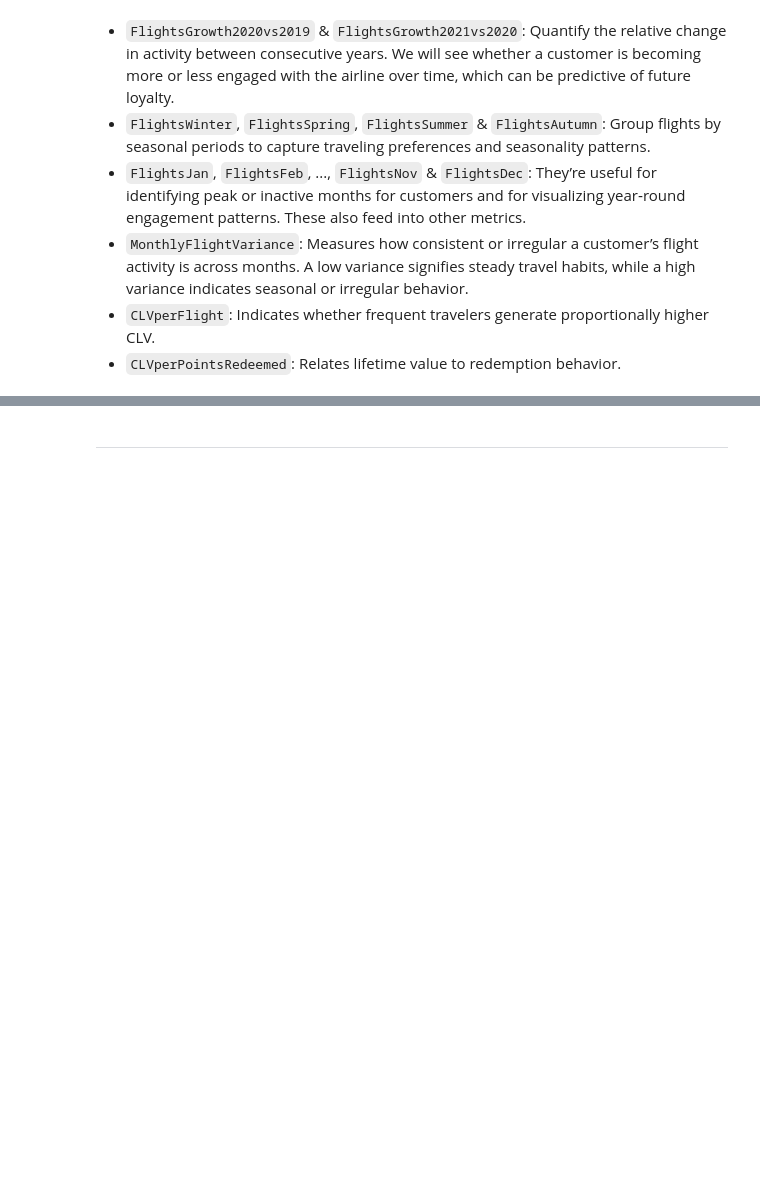
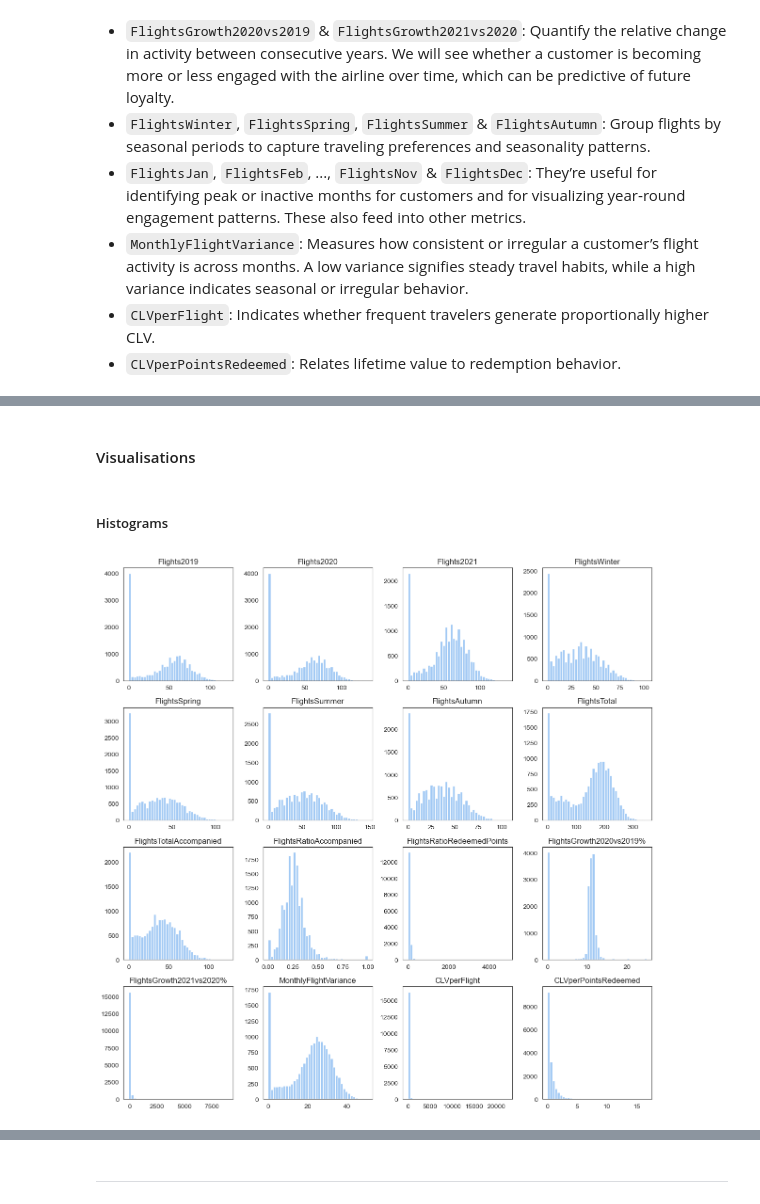
Before and after one commit to lCarvas/data-mining, a Jupyter notebook: src/Group94_EDA_Code.ipynb, the cells around one changed output, grey strips where cells are left out. Saved outputs shown, nothing was run; the diff lists cells and outputs as text; code cells hidden in the pictures; blank space fills up the shorter version.

```diff
--- a/src/Group94_EDA_Code.ipynb
+++ b/src/Group94_EDA_Code.ipynb
@@ -1129,6 +1131,9 @@ To merge the two datasets, we will engineer the following variables into the Cus
 - `CLVperPointsRedeemed`: Relates lifetime value to redemption behavior.
 # %%
 pd.set_option('display.max_columns', None)
+
+new_customer_variables = []
+month_variables = []
 
 customerDB_copy['FlightsTotal'] = flightDB_copy.groupby('Loyalty#')['NumFlights'].sum().round().astype(int)
 customerDB_copy['FlightsTotalAccompanied'] = flightDB_copy.groupby('Loyalty#')['NumFlightsWithCompanions'].sum().round().astype(int)
@@ -1137,20 +1142,35 @@ customerDB_copy['FlightsRatioRedeemedPoints'] = (flightDB_copy.groupby('Loyalty#
 
 for year in [2019, 2020, 2021]:
     customerDB_copy[f'Flights{year}'] = flightDB_copy[flightDB_copy['Year'] == year].groupby('Loyalty#')['NumFlights'].sum().round().astype(int)
+    if f'Flights{year}' not in customer_numerical_variables: customer_numerical_variables.append(f'Flights{year}')
+    if f'Flights{year}' not in new_customer_variables: new_customer_variables.append(f'Flights{year}')
 
-customerDB_copy['FlightsGrowth2020vs2019'] = ((customerDB_copy['Flights2020'] - customerDB_copy['Flights2019']) / customerDB_copy['Flights2019']).round(2)
-customerDB_copy['FlightsGrowth2021vs2020'] = ((customerDB_copy['Flights2021'] - customerDB_copy['Flights2020']) / customerDB_copy['Flights2020']).round(2)
+customerDB_copy['FlightsGrowth2020vs2019%'] = (((customerDB_copy['Flights2020'] - customerDB_copy['Flights2019']) / customerDB_copy['Flights2019'].replace(0, np.nan))*100).fillna(0).round(2)
+customerDB_copy['FlightsGrowth2021vs2020%'] = (((customerDB_copy['Flights2021'] - customerDB_copy['Flights2020']) / customerDB_copy['Flights2020'].replace(0, np.nan))*100).fillna(0).round(2)
+
 
 for season, months in zip(['Winter', 'Spring', 'Summer', 'Autumn'], [[12, 1, 2], [3, 4, 5], [6, 7, 8], [9, 10, 11]]):
     customerDB_copy[f'Flights{season}'] = flightDB_copy[flightDB_copy['Month'].isin(months)].groupby('Loyalty#')['NumFlights'].sum().round().astype(int)
+    if f'Flights{season}' not in customer_numerical_variables: customer_numerical_variables.append(f'Flights{season}')
+    if f'Flights{season}' not in new_customer_variables: new_customer_variables.append(f'Flights{season}')
 
 for month_name, month in zip(['Jan', 'Feb', 'Mar', 'Apr', 'May', 'Jun', 'Jul', 'Aug', 'Sep', 'Oct', 'Nov', 'Dec'], range(1, 13)):
     customerDB_copy[f'Flights{month_name}'] = flightDB_copy[flightDB_copy['Month'] == month].groupby('Loyalty#')['NumFlights'].sum().round().astype(int)
+    if f'Flights{month_name}' not in customer_numerical_variables: customer_numerical_variables.append(f'Flights{month_name}')
+    if f'Flights{month_name}' not in new_customer_variables: new_customer_variables.append(f'Flights{month_name}')
+    if f'Flights{month_name}' not in month_variables: month_variables.append(f'Flights{month_name}')
 
 customerDB_copy['MonthlyFlightVariance'] = flightDB_copy.groupby(['Loyalty#', 'Year', 'Month'])['NumFlights'].sum().groupby('Loyalty#').var()
 
-customerDB_copy['CLVperFlight'] = customerDB_copy['Customer Lifetime Value'] / customerDB_copy['FlightsTotal']
-customerDB_copy['CLVperPointsRedeemed'] = customerDB_copy['Customer Lifetime Value'] / flightDB_copy.groupby('Loyalty#')['PointsRedeemed'].sum()
+customerDB_copy['CLVperFlight'] = (customerDB_copy['Customer Lifetime Value'] /customerDB_copy['FlightsTotal'].replace(0, np.nan)).fillna(0).round(2)
+
+customerDB_copy['CLVperPointsRedeemed'] = (customerDB_copy['Customer Lifetime Value'] / flightDB_copy.groupby('Loyalty#')['PointsRedeemed'].sum().replace(0, np.nan)).fillna(0).round(2)
+
+
+customer_numerical_variables.extend(var for var in ['FlightsTotal', 'FlightsTotalAccompanied', 'FlightsRatioAccompanied', 'FlightsRatioRedeemedPoints',
+                                     'FlightsGrowth2020vs2019%', 'FlightsGrowth2021vs2020%', 'MonthlyFlightVariance', 'CLVperFlight', 'CLVperPointsRedeemed'] if var not in customer_numerical_variables)
+new_customer_variables.extend(var for var in ['FlightsTotal', 'FlightsTotalAccompanied', 'FlightsRatioAccompanied', 'FlightsRatioRedeemedPoints',
+                                     'FlightsGrowth2020vs2019%', 'FlightsGrowth2021vs2020%', 'MonthlyFlightVariance', 'CLVperFlight', 'CLVperPointsRedeemed'] if var not in new_customer_variables)
 
 customerDB_copy.head()
 # %% [output]
@@ -1163,0 +1206,18 @@ customerDB_copy.head()
+# %% [markdown]
+#### Visualisations
+# %%
+sns.set_palette('pastel')
+sns.set_style("white")
+# %% [markdown]
+##### Histograms
+# %%
+used_vars = [var for var in new_customer_variables if var not in month_variables]
+fig, axes = plt.subplots(nrows=4, ncols=4, figsize=(12, 12))
+axes = axes.flatten()
+for i, variable in enumerate(used_vars):
+    axes[i].hist(customerDB_copy[variable].dropna(), bins=40)
+    axes[i].set_title(variable)
+plt.tight_layout()
+plt.show()
+# %% [output]
+[figure, added]
```
Also changed, not shown: parts of 6 cells of this notebook.
